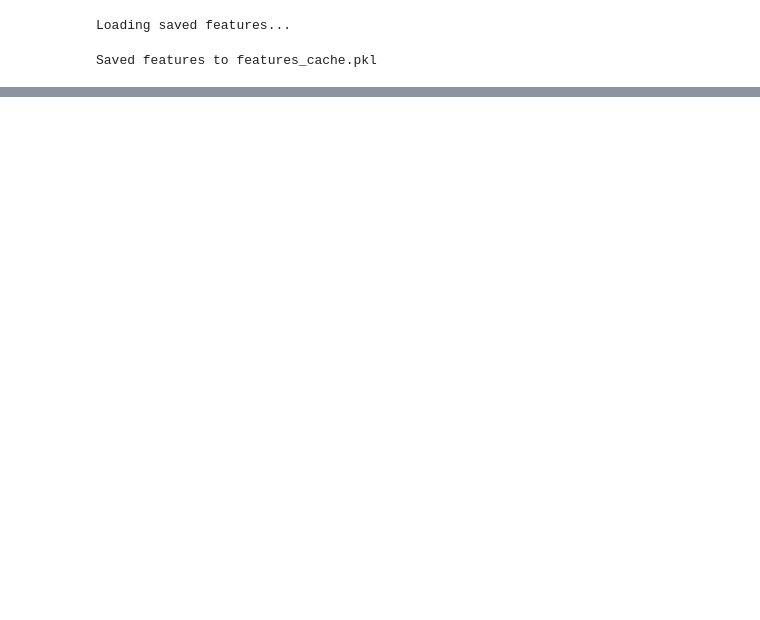
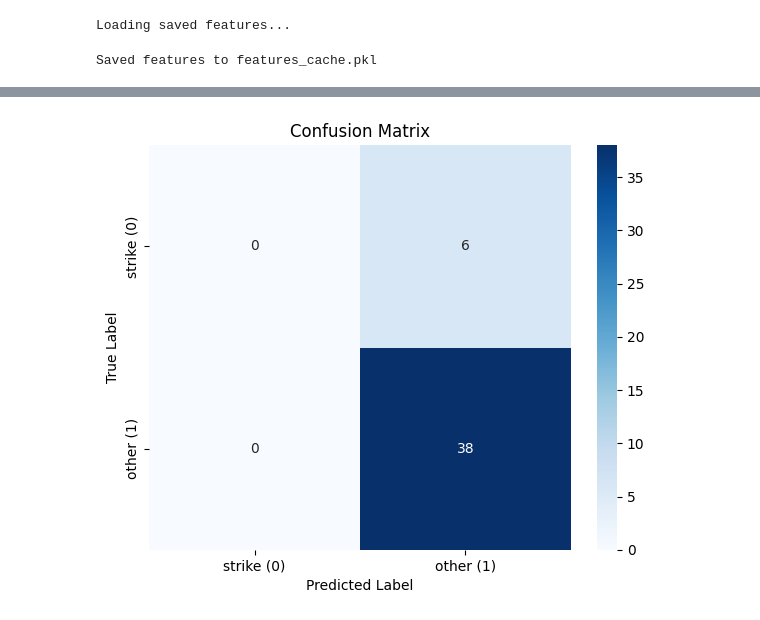
Before and after one commit to skywalker0803r/detectron2_env, a Jupyter notebook: workspace/檢查特徵.ipynb, the cells around one changed output, grey strips where cells are left out. Cells and saved outputs as stored; diff of their text form; code cells hidden in the pictures; blank space fills up the shorter version.

```diff
--- a/workspace/檢查特徵.ipynb
+++ b/workspace/檢查特徵.ipynb
@@ -125,6 +125,7 @@ data_dict = {
 }
 df = pd.DataFrame(data_dict)
 df['label_binary'] = df['label'].apply(lambda x: 0 if 'strike' in x.lower() else 1)
+print(df['label_binary'].value_counts())
 
 import numpy as np
 
@@ -151,4 +152,14 @@ y = df['label_binary'].values
 # optional: 合併 joints/dims 維度以餵給 TCN（通常 TCN 接收 (batch, seq_len, input_dim)）
 X = X.reshape(X.shape[0], X.shape[1], -1)  # → shape: (samples, 30, joints*dims)
 
-X_train, X_test, y_train, y_test = train_test_split(X, y, test_size=0.2, random_state=42)
+# 2. normalize (per-feature across all samples and time steps)
+# reshape to 2D temporarily to fit scaler: (samples * seq_len, input_dim)
+X_2d = X.reshape(-1, X.shape[2])
+mean = X_2d.mean(axis=0)
+std = X_2d.std(axis=0) + 1e-8  # 防止除以0
+
+X_norm = (X - mean) / std  # broadcasting back to 3D
+
+X_train, X_test, y_train, y_test = train_test_split(X_norm, y, test_size=0.2, random_state=42)
+
+# 我要對x做正規化要加在哪裡
@@ -231,7 +247,7 @@ def eval_epoch(model, dataloader, criterion, device):
     acc = accuracy_score(targets, preds)
     return epoch_loss, acc
 # %%
-device = torch.device('cuda' if torch.cuda.is_available() else 'cpu')
+device = 'cpu'#torch.device('cuda' if torch.cuda.is_available() else 'cpu')
 input_dim = X_train.shape[2]
 
 model = SimpleTCN(input_dim=input_dim).to(device)
@@ -248,0 +286,23 @@ for epoch in range(1, EPOCHS + 1):
+# %%
+import seaborn as sns
+import matplotlib.pyplot as plt
+from sklearn.metrics import confusion_matrix
+
+# 計算混淆矩陣
+y_true = y_train
+y_pred = model(torch.tensor(X_train, dtype=torch.float32)).argmax(dim=1).numpy()
+cm = confusion_matrix(y_true, y_pred)
+
+# 繪圖
+plt.figure(figsize=(6, 5))
+sns.heatmap(cm, annot=True, fmt='d', cmap='Blues',
+            xticklabels=['strike (0)', 'other (1)'],
+            yticklabels=['strike (0)', 'other (1)'])
+
+plt.xlabel('Predicted Label')
+plt.ylabel('True Label')
+plt.title('Confusion Matrix')
+plt.tight_layout()
+plt.show()
+# %% [output]
+[figure, added]
```
Also changed, not shown: parts of 4 cells of this notebook, 1 other file.
